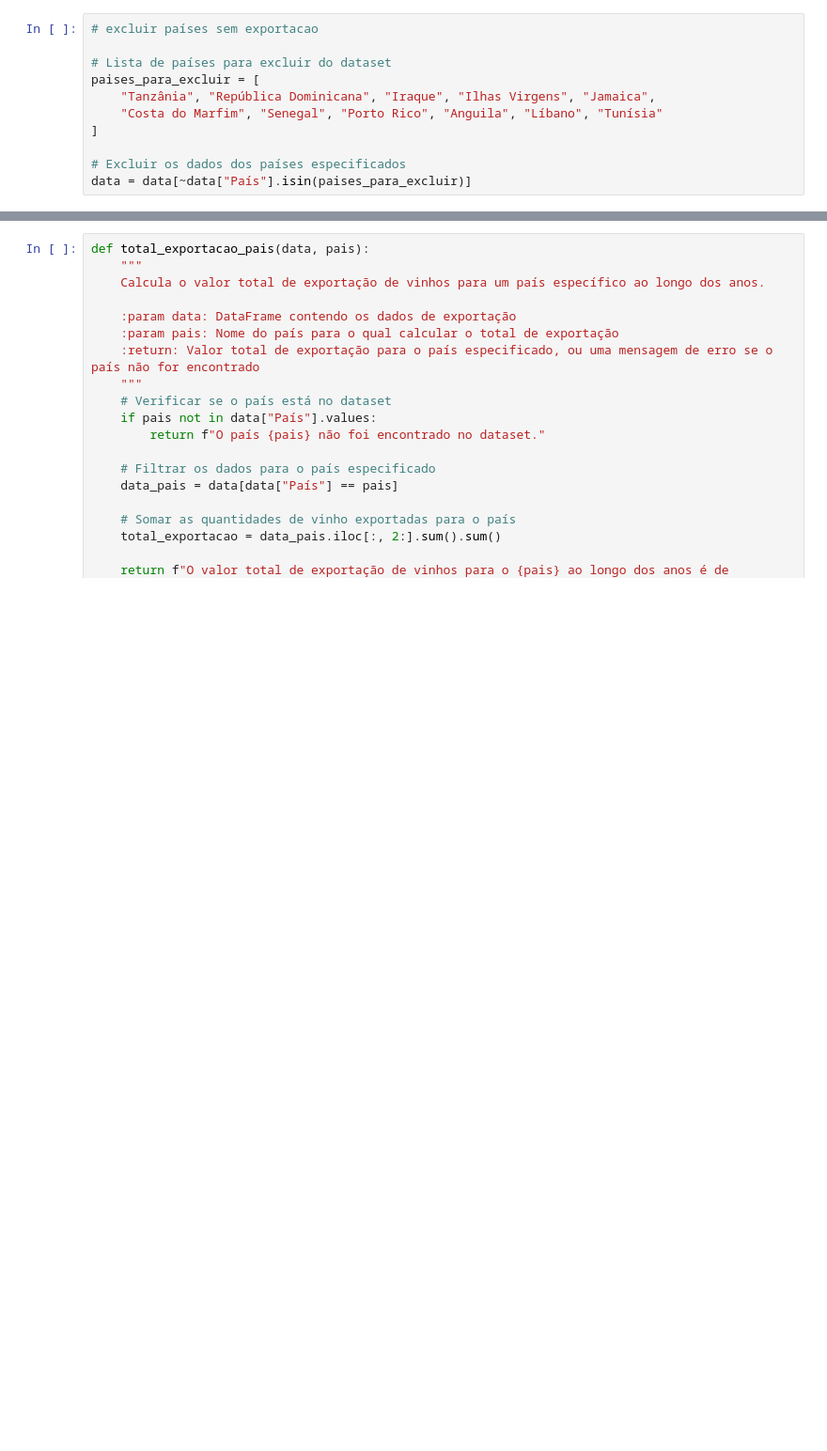
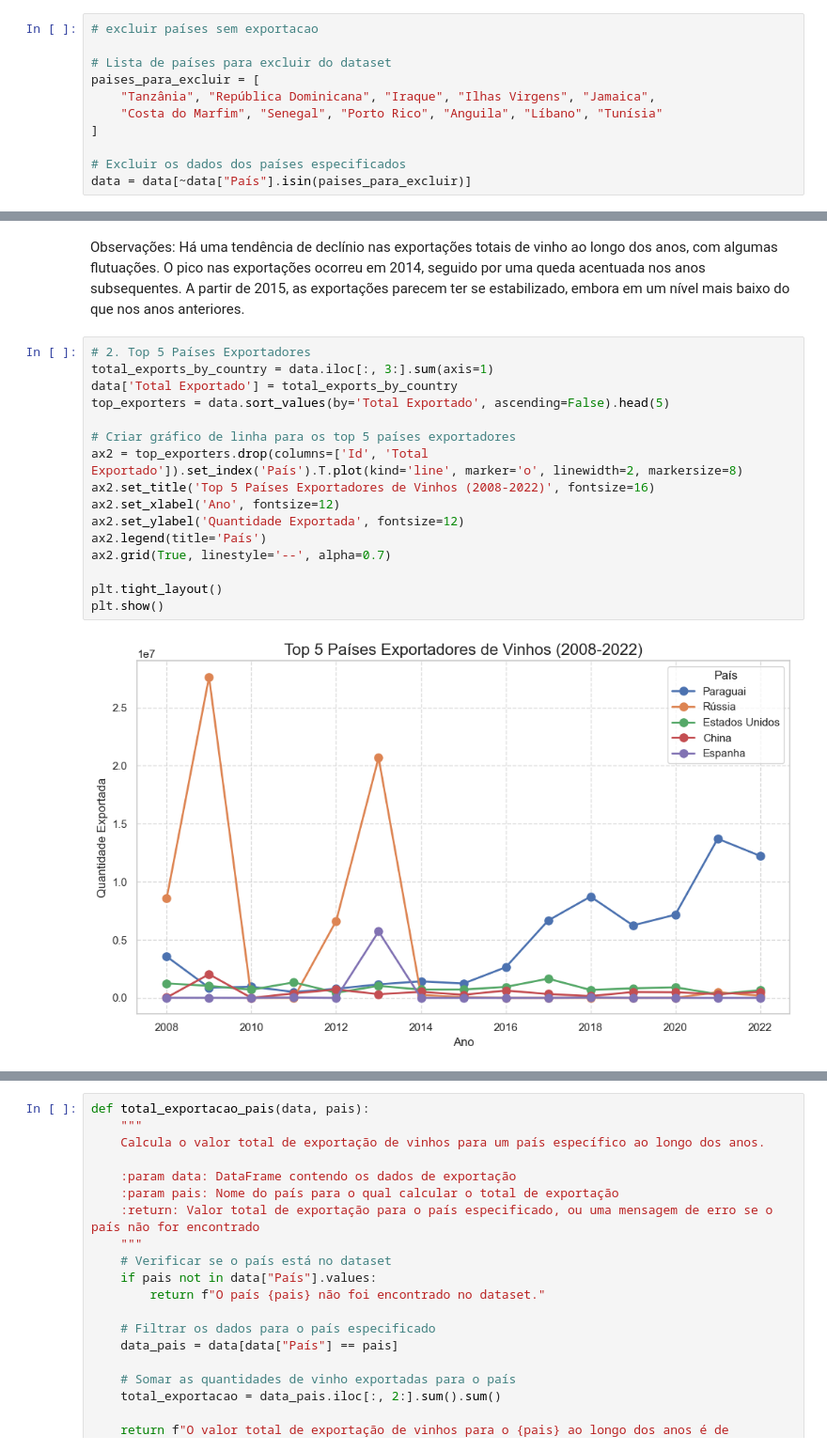
Before and after one commit to modelonulo/pos-fiap-ml, a Jupyter notebook: fase1_tech_challenge/camila_delduca_challange_fase1.ipynb, the cells around one changed output, grey strips where cells are left out. Shown at 94% size. Saved outputs shown, nothing was run; the diff lists cells and outputs as text; blank space fills up the shorter version.

```diff
--- a/fase1_tech_challenge/camila_delduca_challange_fase1.ipynb
+++ b/fase1_tech_challenge/camila_delduca_challange_fase1.ipynb
@@ -152,0 +172,23 @@ plt.show()
+# %% [markdown]
+Observações:
+Há uma tendência de declínio nas exportações totais de vinho ao longo dos anos, com algumas flutuações.
+O pico nas exportações ocorreu em 2014, seguido por uma queda acentuada nos anos subsequentes.
+A partir de 2015, as exportações parecem ter se estabilizado, embora em um nível mais baixo do que nos anos anteriores.
+# %%
+# 2. Top 5 Países Exportadores
+total_exports_by_country = data.iloc[:, 3:].sum(axis=1)
+data['Total Exportado'] = total_exports_by_country
+top_exporters = data.sort_values(by='Total Exportado', ascending=False).head(5)
+
+# Criar gráfico de linha para os top 5 países exportadores
+ax2 = top_exporters.drop(columns=['Id', 'Total Exportado']).set_index('País').T.plot(kind='line', marker='o', linewidth=2, markersize=8)
+ax2.set_title('Top 5 Países Exportadores de Vinhos (2008-2022)', fontsize=16)
+ax2.set_xlabel('Ano', fontsize=12)
+ax2.set_ylabel('Quantidade Exportada', fontsize=12)
+ax2.legend(title='País')
+ax2.grid(True, linestyle='--', alpha=0.7)
+
+plt.tight_layout()
+plt.show()
+# %% [output]
+[figure, added]
```
Also changed, not shown: parts of 10 cells of this notebook.
